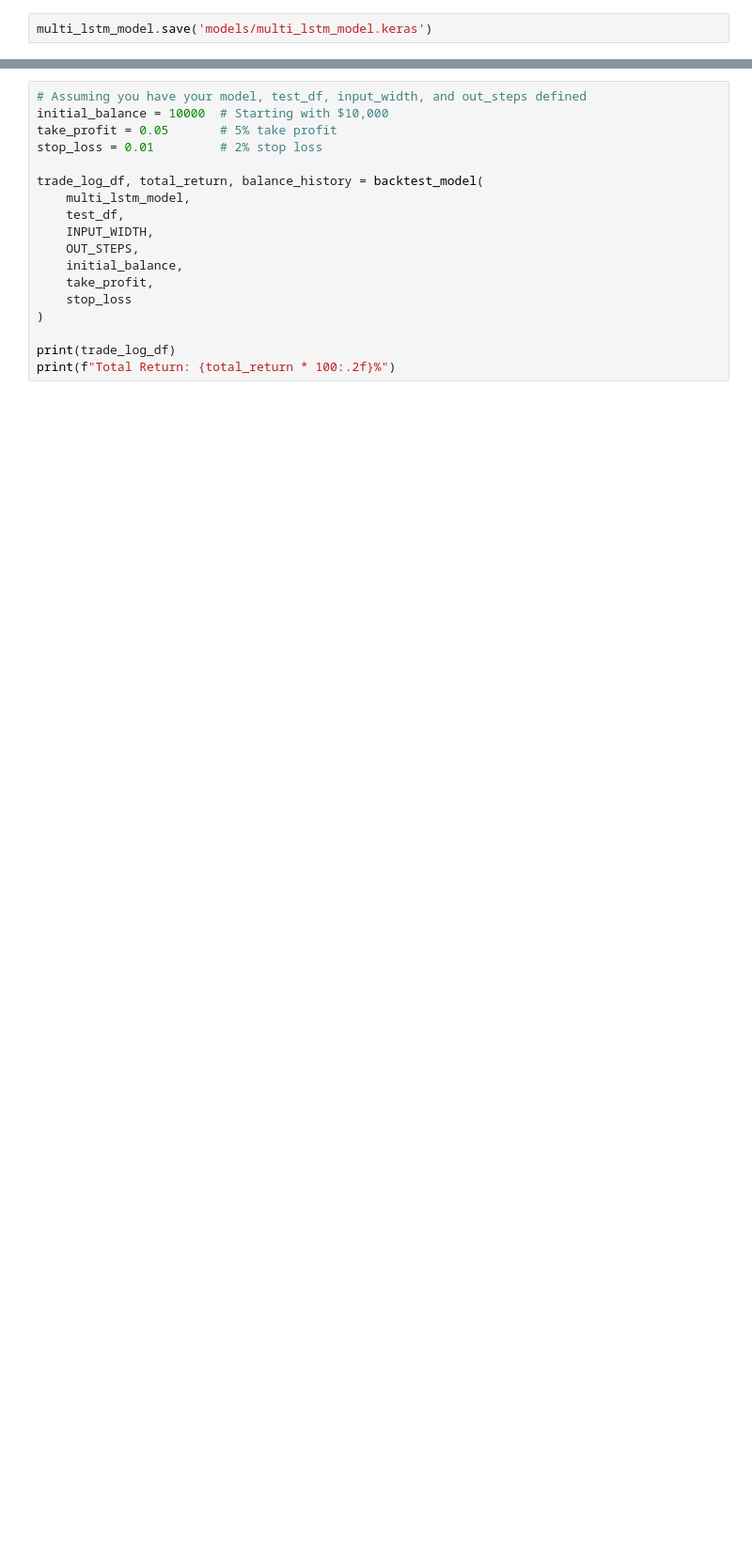
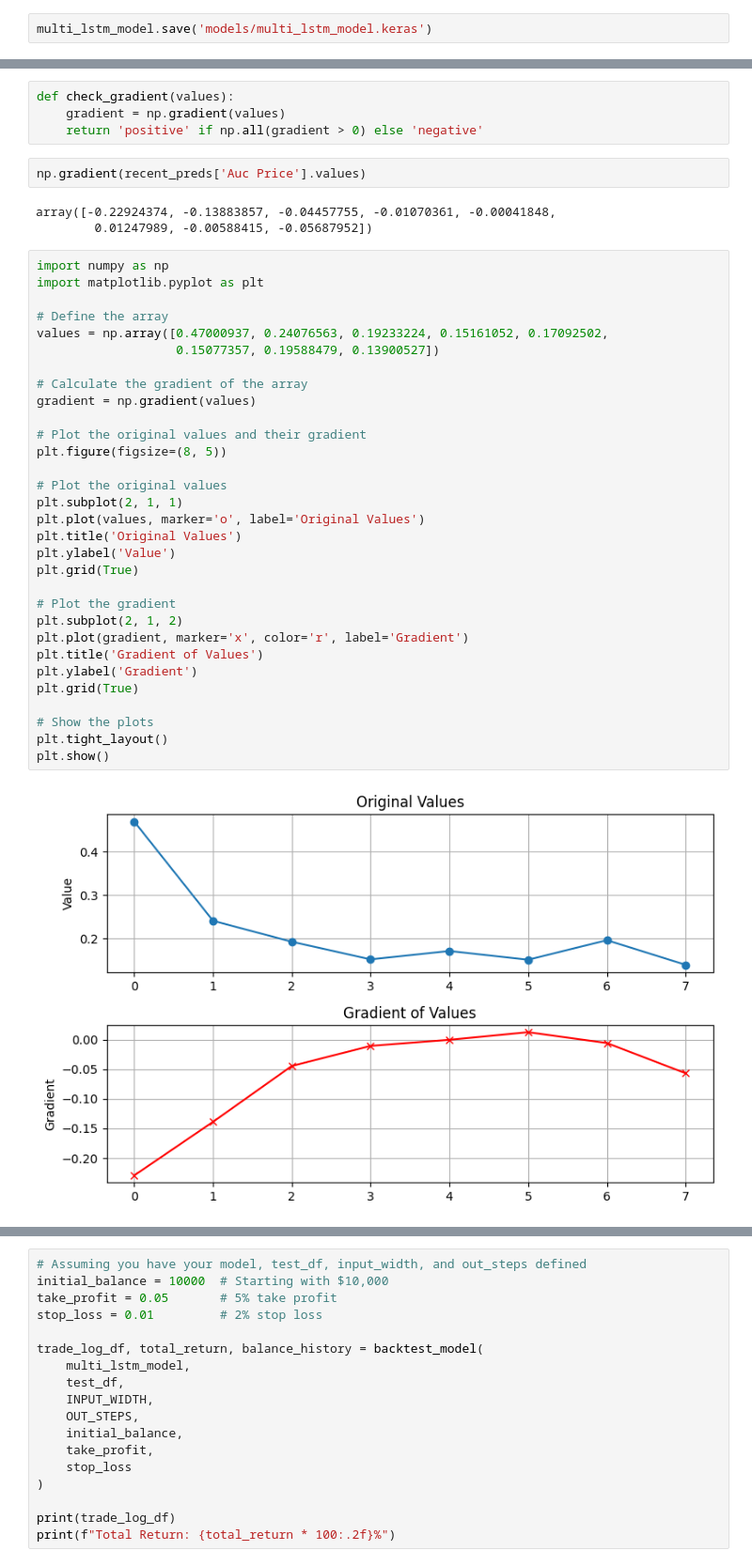
Before and after one commit to wyne1/carbon-market-forecasting, a Jupyter notebook: finalNotebook.ipynb, the cells around one changed output, grey strips where cells are left out. Shown: that part at 94% size. Saved outputs shown, nothing was run; the diff lists cells and outputs as text; blank space fills up the shorter version.

```diff
--- a/finalNotebook.ipynb
+++ b/finalNotebook.ipynb
@@ -536,0 +582,42 @@ def backtest_model_with_metrics(
+# %%
+def check_gradient(values):
+    gradient = np.gradient(values)
+    return 'positive' if np.all(gradient > 0) else 'negative'
+# %%
+np.gradient(recent_preds['Auc Price'].values)
+# %% [output]
+array([-0.22924374, -0.13883857, -0.04457755, -0.01070361, -0.00041848,
+        0.01247989, -0.00588415, -0.05687952])
+# %%
+import numpy as np
+import matplotlib.pyplot as plt
+
+# Define the array
+values = np.array([0.47000937, 0.24076563, 0.19233224, 0.15161052, 0.17092502,
+                   0.15077357, 0.19588479, 0.13900527])
+
+# Calculate the gradient of the array
+gradient = np.gradient(values)
+
+# Plot the original values and their gradient
+plt.figure(figsize=(8, 5))
+
+# Plot the original values
+plt.subplot(2, 1, 1)
+plt.plot(values, marker='o', label='Original Values')
+plt.title('Original Values')
+plt.ylabel('Value')
+plt.grid(True)
+
+# Plot the gradient
+plt.subplot(2, 1, 2)
+plt.plot(gradient, marker='x', color='r', label='Gradient')
+plt.title('Gradient of Values')
+plt.ylabel('Gradient')
+plt.grid(True)
+
+# Show the plots
+plt.tight_layout()
+plt.show()
+# %% [output]
+[figure, added]
```
Also changed, not shown: parts of 9 cells of this notebook.
